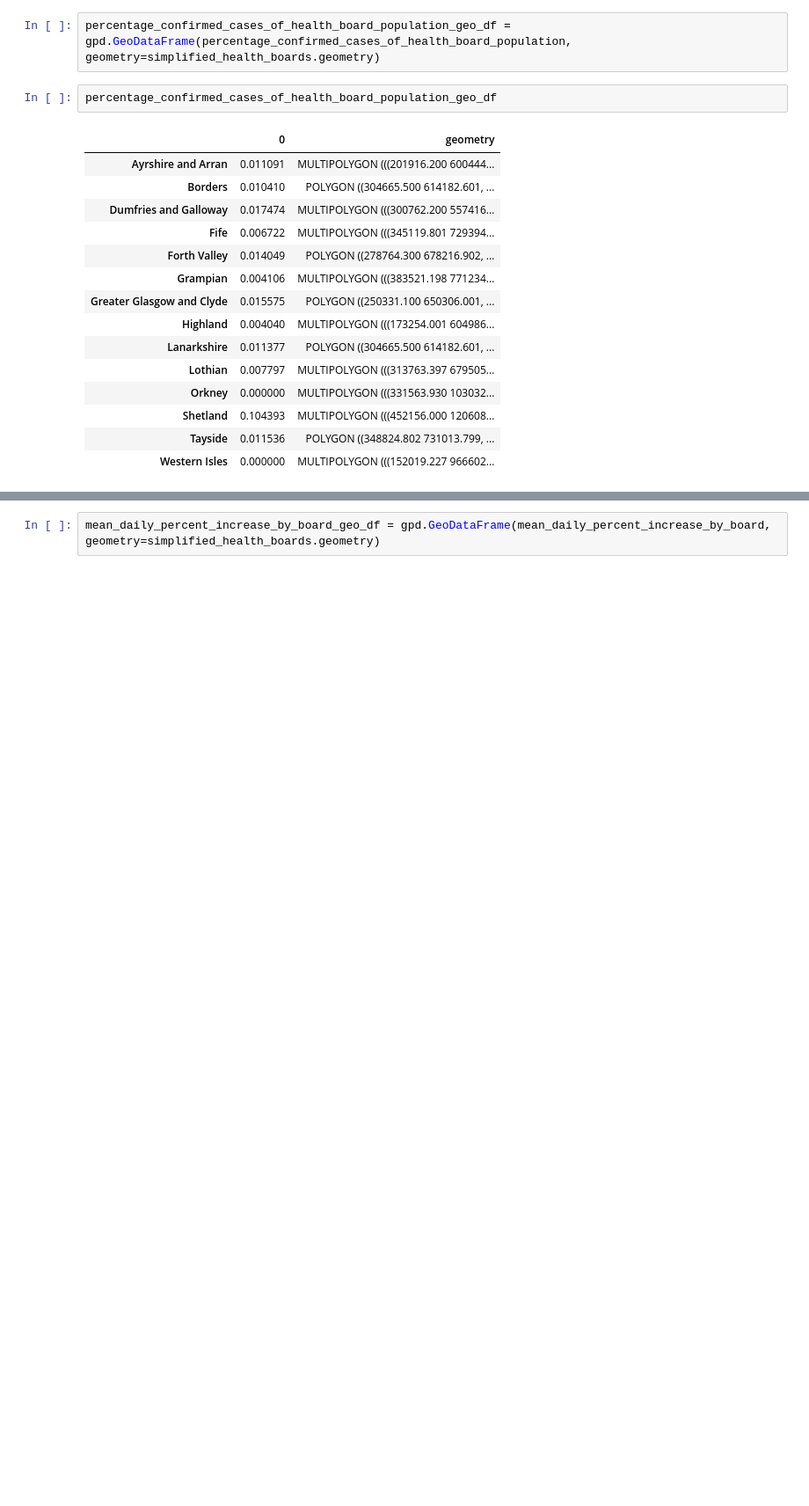
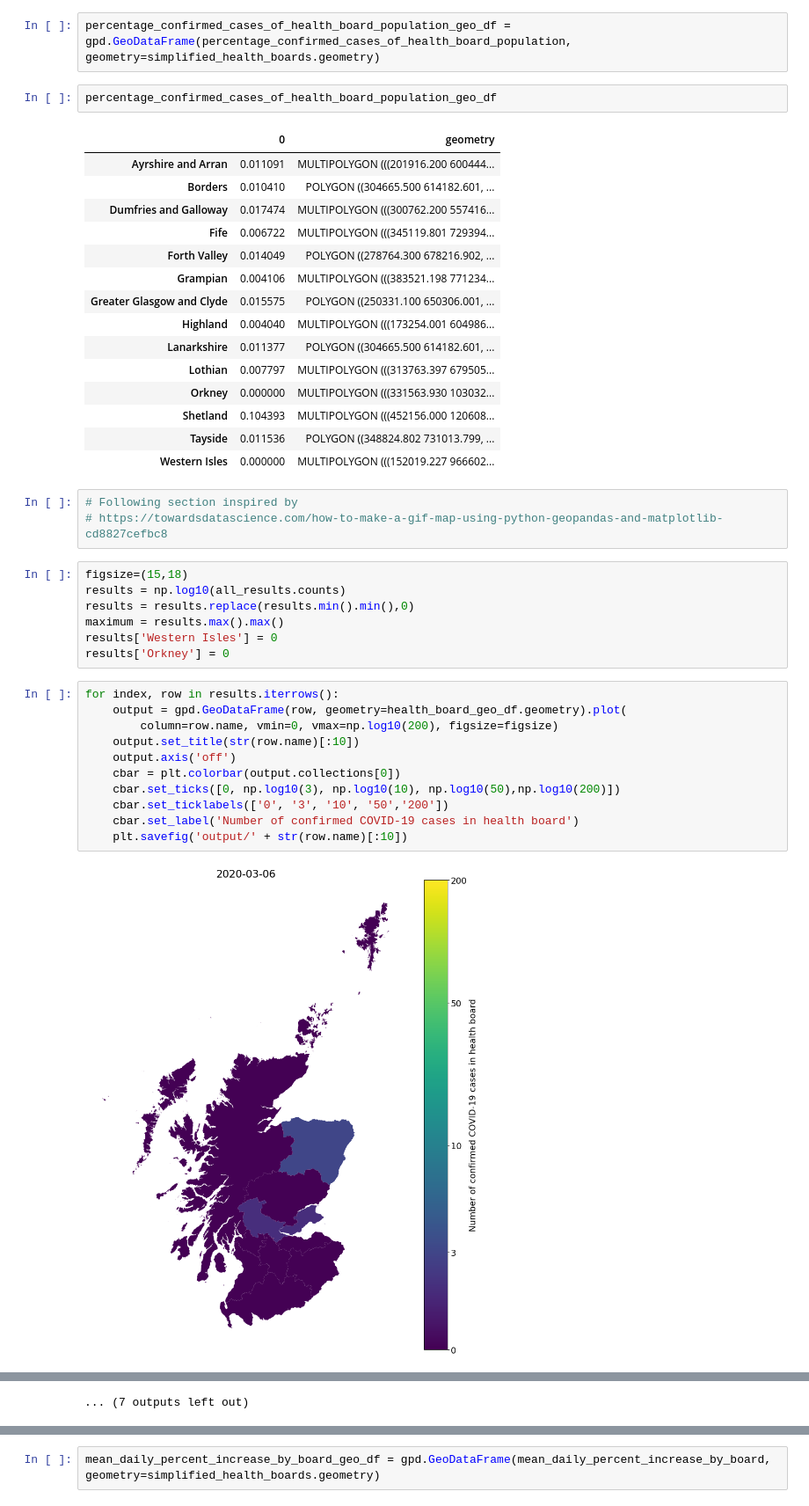
Before and after one commit to seumasmorrison/Scotland_COVID-19, a Jupyter notebook: Scotland_COVID-19.ipynb, the cells around one changed output, grey strips where cells are left out. Shown at 88% size. Saved outputs shown, nothing was run; the diff lists cells and outputs as text; blank space fills up the shorter version.

```diff
--- a/Scotland_COVID-19.ipynb
+++ b/Scotland_COVID-19.ipynb
@@ -552,3 +553,26 @@ percentage_confirmed_cases_of_health_board_population_geo_df
 | Shetland | 0.104393 | MULTIPOLYGON (((452156.000 120608... |
 | Tayside | 0.011536 | POLYGON ((348824.802 731013.799, ... |
 | Western Isles | 0.000000 | MULTIPOLYGON (((152019.227 966602... |
+# %%
+# Following section inspired by
+# https://towardsdatascience.com/how-to-make-a-gif-map-using-python-geopandas-and-matplotlib-cd8827cefbc8
+# %%
+figsize=(15,18)
+results = np.log10(all_results.counts)
+results = results.replace(results.min().min(),0)
+maximum = results.max().max()
+results['Western Isles'] = 0
+results['Orkney'] = 0
+# %%
+for index, row in results.iterrows():
+    output = gpd.GeoDataFrame(row, geometry=health_board_geo_df.geometry).plot(
+        column=row.name, vmin=0, vmax=np.log10(200), figsize=figsize)
+    output.set_title(str(row.name)[:10])
+    output.axis('off')
+    cbar = plt.colorbar(output.collections[0])
+    cbar.set_ticks([0, np.log10(3), np.log10(10), np.log10(50),np.log10(200)])
+    cbar.set_ticklabels(['0', '3', '10', '50','200'])
+    cbar.set_label('Number of confirmed COVID-19 cases in health board')
+    plt.savefig('output/' + str(row.name)[:10])
+# %% [output]
+[figure, added]
@@ -554,0 +590 @@ percentage_confirmed_cases_of_health_board_population_geo_df
+... (7 outputs left out)
```
Also changed, not shown: parts of 8 cells of this notebook, 1 other file.
